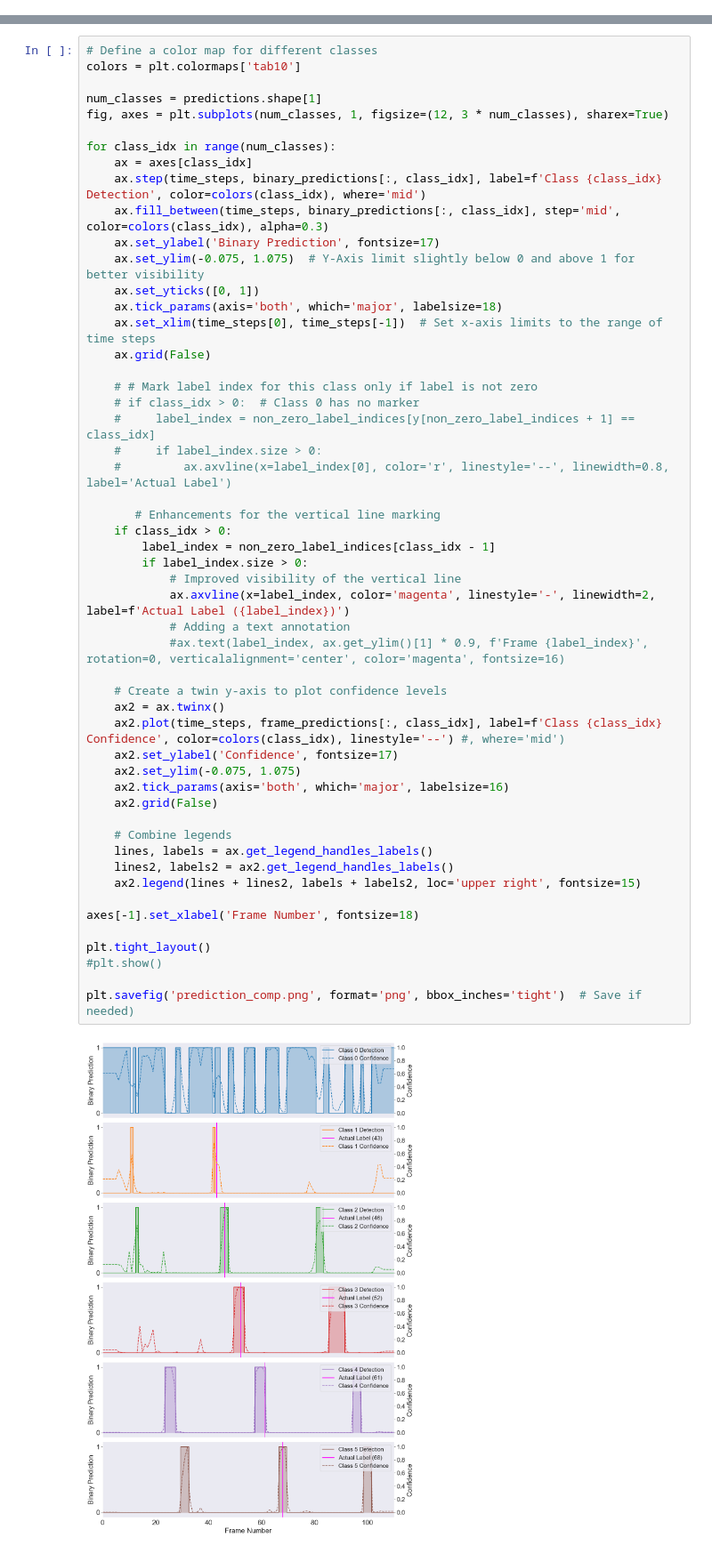
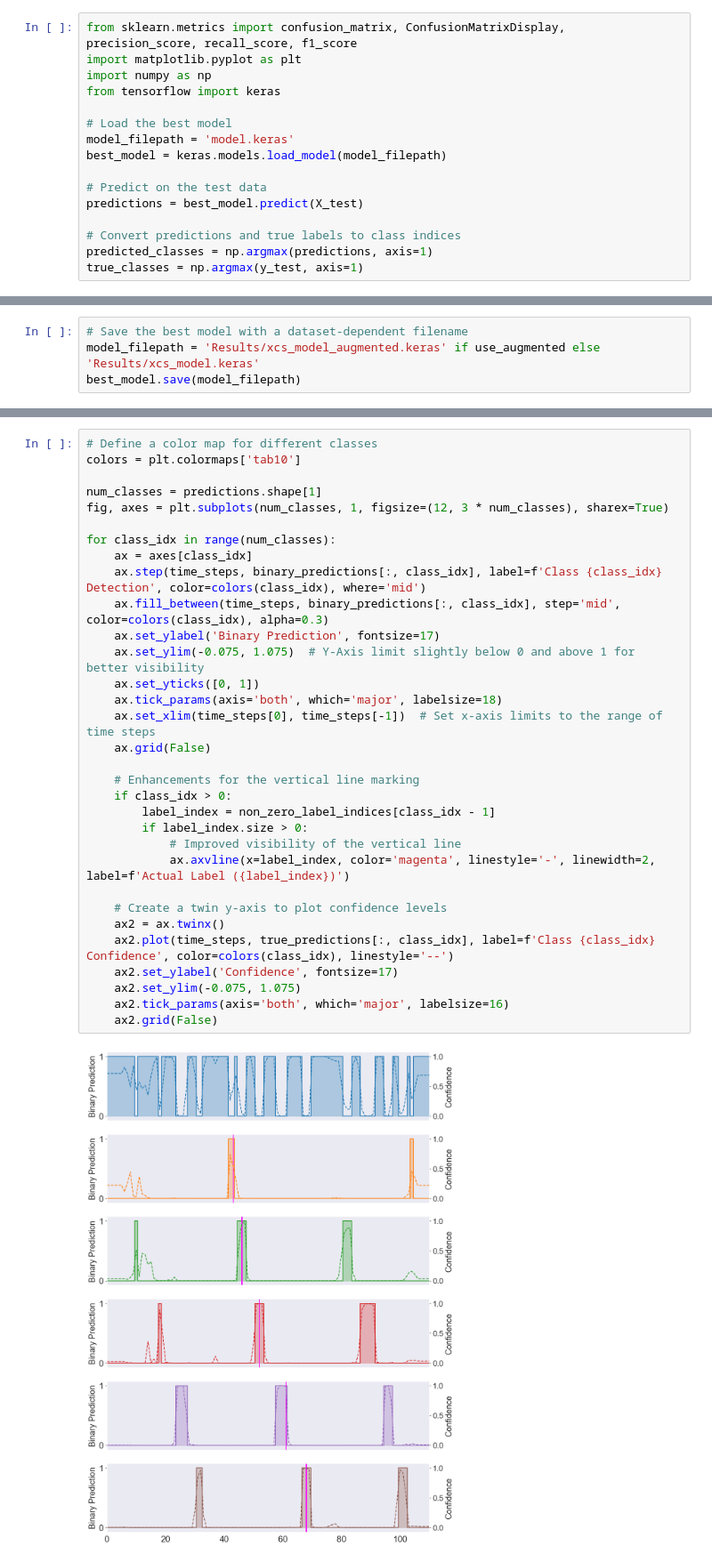
Before and after one commit to magictoene/BachelorThesis, a Jupyter notebook: neural_network_test.ipynb, the cells around one changed output, grey strips where cells are left out. Shown at 89% size. Saved outputs shown, nothing was run; the diff lists cells and outputs as text.

```diff
--- a/neural_network_test.ipynb
+++ b/neural_network_test.ipynb
@@ -504,0 +398,16 @@ Shape of true_classes: (382,)
+# %%
+from sklearn.metrics import confusion_matrix, ConfusionMatrixDisplay, precision_score, recall_score, f1_score
+import matplotlib.pyplot as plt
+import numpy as np
+from tensorflow import keras
+
+# Load the best model
+model_filepath = 'model.keras'
+best_model = keras.models.load_model(model_filepath)
+
+# Predict on the test data
+predictions = best_model.predict(X_test)
+
+# Convert predictions and true labels to class indices
+predicted_classes = np.argmax(predictions, axis=1)
+true_classes = np.argmax(y_test, axis=1)
@@ -644 +510,5 @@ Average F1-Score: 0.9301666879239304
+# %%
+# Save the best model with a dataset-dependent filename
+model_filepath = 'Results/xcs_model_augmented.keras' if use_augmented else 'Results/xcs_model.keras'
+best_model.save(model_filepath)
 # %%
@@ -878,53 +675,33 @@ Class distribution in predictions: {0: 72, 1: 2, 2: 7, 3: 10, 4: 11, 5: 9}
 # Define a color map for different classes
 colors = plt.colormaps['tab10']
 
 num_classes = predictions.shape[1]
 fig, axes = plt.subplots(num_classes, 1, figsize=(12, 3 * num_classes), sharex=True)
 
 for class_idx in range(num_classes):
     ax = axes[class_idx]
     ax.step(time_steps, binary_predictions[:, class_idx], label=f'Class {class_idx} Detection', color=colors(class_idx), where='mid')
     ax.fill_between(time_steps, binary_predictions[:, class_idx], step='mid', color=colors(class_idx), alpha=0.3)
     ax.set_ylabel('Binary Prediction', fontsize=17)
     ax.set_ylim(-0.075, 1.075)  # Y-Axis limit slightly below 0 and above 1 for better visibility
     ax.set_yticks([0, 1])
     ax.tick_params(axis='both', which='major', labelsize=18)
     ax.set_xlim(time_steps[0], time_steps[-1])  # Set x-axis limits to the range of time steps
     ax.grid(False)
 
-    # # Mark label index for this class only if label is not zero
-    # if class_idx > 0:  # Class 0 has no marker
-    #     label_index = non_zero_label_indices[y[non_zero_label_indices + 1] == class_idx]
-    #     if label_index.size > 0:
-    #         ax.axvline(x=label_index[0], color='r', linestyle='--', linewidth=0.8, label='Actual Label')
-
-       # Enhancements for the vertical line marking
+    # Enhancements for the vertical line marking
     if class_idx > 0:
         label_index = non_zero_label_indices[class_idx - 1]
         if label_index.size > 0:
             # Improved visibility of the vertical line
             ax.axvline(x=label_index, color='magenta', linestyle='-', linewidth=2, label=f'Actual Label ({label_index})')
-            # Adding a text annotation
-            #ax.text(label_index, ax.get_ylim()[1] * 0.9, f'Frame {label_index}', rotation=0, verticalalignment='center', color='magenta', fontsize=16)
 
     # Create a twin y-axis to plot confidence levels
     ax2 = ax.twinx()
-    ax2.plot(time_steps, frame_predictions[:, class_idx], label=f'Class {class_idx} Confidence', color=colors(class_idx), linestyle='--') #, where='mid')
+    ax2.plot(time_steps, true_predictions[:, class_idx], label=f'Class {class_idx} Confidence', color=colors(class_idx), linestyle='--')
     ax2.set_ylabel('Confidence', fontsize=17)
     ax2.set_ylim(-0.075, 1.075)
     ax2.tick_params(axis='both', which='major', labelsize=16)
     ax2.grid(False)
-
-    # Combine legends
-    lines, labels = ax.get_legend_handles_labels()
-    lines2, labels2 = ax2.get_legend_handles_labels()
-    ax2.legend(lines + lines2, labels + labels2, loc='upper right', fontsize=15)
-
-axes[-1].set_xlabel('Frame Number', fontsize=18)
-
-plt.tight_layout()
-#plt.show()
-
-plt.savefig('prediction_comp.png', format='png', bbox_inches='tight')  # Save if needed)
 # %% [output]
-[figure, old version]
+[figure, new version]
```
Also changed, not shown: parts of 36 cells of this notebook, 1 other file.
